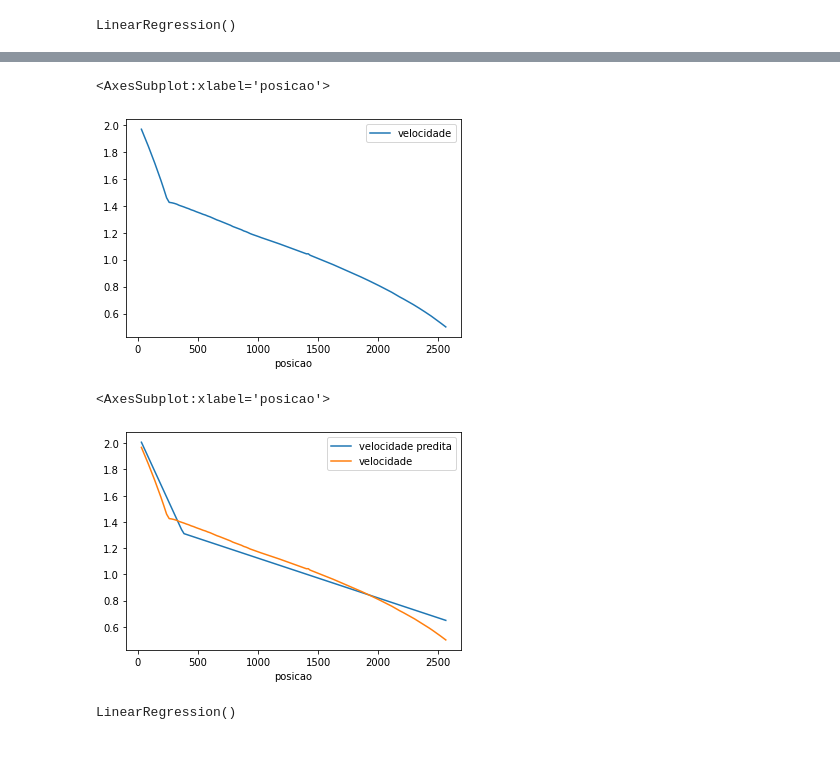
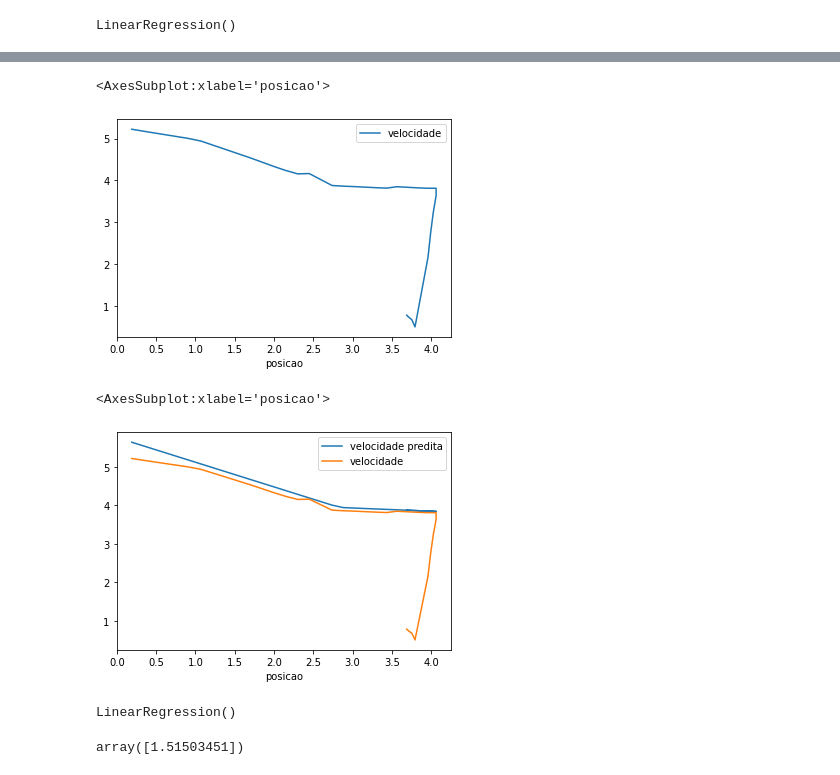
Before and after one commit to jpspm/Ball-analysis, a Jupyter notebook: analise.ipynb, the cells around one changed output, grey strips where cells are left out. Drawn from its saved outputs; the diff is of its cells as text; code cells hidden in the pictures.

```diff
--- a/analise.ipynb
+++ b/analise.ipynb
@@ -120,8 +129,8 @@ def getInterception(a,b,a1,b1):
 # %%
 dfprecision = []
 forcas = []
-for i in range(2,10):
-    dataframe = pd.read_csv('/home/jp/Documents/Ball-analysis/csv/'+str(i)+'.csv', header= None)
+for i in range(2,5):
+    dataframe = pd.read_csv('/home/jp/Documents/ssl-unification/csvs/'+str(i)+'.csv', header= None)
     dfprecision.append(getDftoIntercept(dataframe))
     forcas.append(i)
 # %%
@@ -171,13 +175,13 @@ for i in dfprecision:
 # %%
-interceptions = pd.DataFrame(columns=['x', 'y'])
+interceptions = pd.DataFrame(columns=['dist', 'vel'])
 retas1 = []
 retas2 = []
 # get interception points and straight lines
 for i in range(len(angular1)):
     point = (getInterception(float(angular1[i]), float(linear1[i]), float(angular2[i]), float(linear2[i])))
     interceptions.loc[i] = [point[0], point[1]]
-    retas1.append(getRegressao(float(angular1[i]), float(linear1[i]), 8000))
-    retas2.append(getRegressao(float(angular2[i]), float(linear2[i]), 8000))
+    retas1.append(getRegressao(float(angular1[i]), float(linear1[i]), 8))
+    retas2.append(getRegressao(float(angular2[i]), float(linear2[i]), 8))
 # %%
 ax = plt.subplot()
 for i in retas1:
@@ -269,12 +265,12 @@ def speed(x, f):
 # %%
 #predict of our model to all forces
 
-predforcas = [2,3,4,5,6,7,8,9]
+predforcas = [2,3,4]
 estimated = []
 for i in predforcas:
     testFunction = pd.DataFrame(columns=['posicao', 'velocidade predita'])
-    for j in range(len(dfprecision[5])):
-        testFunction.loc[j] = [dfprecision[5]['posicao'].iloc[j], float(speed(dfprecision[5]['posicao'].iloc[j], i))]
+    for j in range(len(dfprecision[2])):
+        testFunction.loc[j] = [dfprecision[2]['posicao'].iloc[j], float(speed(dfprecision[2]['posicao'].iloc[j], i))]
     estimated.append(testFunction)
 # %%
 ax = plt.subplot()
@@ -288,21 +284,21 @@ plt.show()
 # %%
-df55 = pd.read_csv('/home/jp/Documents/Ball-analysis/csv/2.csv', header= None)
+df55 = pd.read_csv('/home/jp/Documents/ssl-unification/csvs/4.csv', header= None)
 #df55 = pd.read_csv('/home/jp/Documents/ssl-unification/bin/output.csv', header= None)
 df55 = getDftoIntercept(df55)
 df55.plot(x = 0, y = 1, kind = 'line')
 # %% [output]
 <AxesSubplot:xlabel='posicao'>
-[figure, old version]
+[figure, new version]
 # %%
 # compare the model with the real data
 predictdf55 = pd.DataFrame(columns=['posicao', 'velocidade predita'])
 for i in range(len(df55)):
-    predictdf55.loc[i] = [df55.iloc[i][0], float(speed(df55.iloc[i][0], 2))]
+    predictdf55.loc[i] = [df55.iloc[i][0], float(speed(df55.iloc[i][0], 4))]
 ax = predictdf55.plot(x = 'posicao', y = 'velocidade predita', kind = 'line')
 df55.plot(ax = ax, x = 0, y = 1, kind = 'line')
 # %% [output]
 <AxesSubplot:xlabel='posicao'>
-[figure, old version]
+[figure, new version]
 # %%
 # get the intercept straight
 intercptCoeficients = linear_model.LinearRegression()
@@ -310,5 +306,9 @@ intercptCoeficients.fit(interceptions[['x']], interceptions[['y']])
 # %% [output]
 LinearRegression()
+# %%
+intercptCoeficients.intercept_
+# %% [output]
+array([1.51503451])
 # %%
 #reta1
 #alpha1 = rega1.coef_ -- 0.00022651
```
Also changed, not shown: parts of 25 cells of this notebook.
